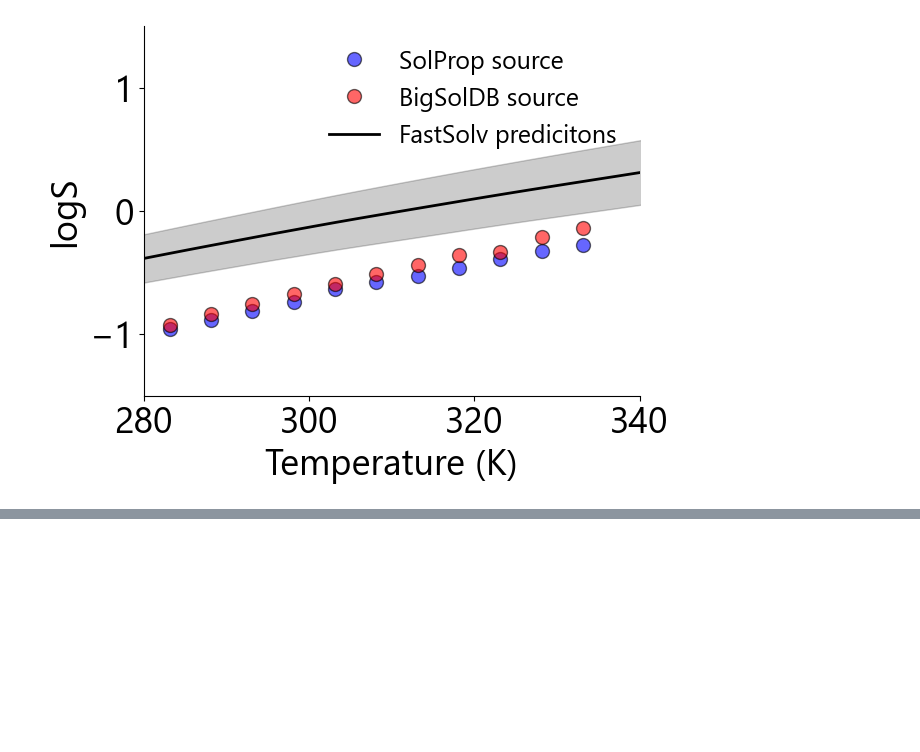
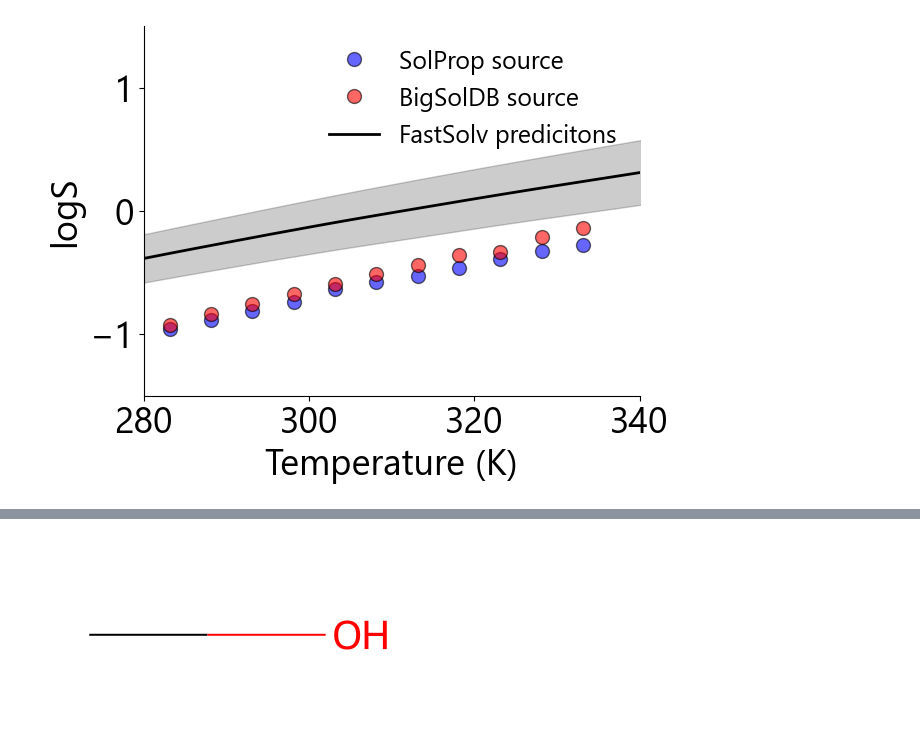
Before and after one commit to JacksonBurns/fastsolv, a Jupyter notebook: paper/analysis/experimental_variability.ipynb, the cells around one changed output, grey strips where cells are left out. Cells and saved outputs as stored; diff of their text form; code cells hidden in the pictures; blank space fills up the shorter version.

```diff
--- a/paper/analysis/experimental_variability.ipynb
+++ b/paper/analysis/experimental_variability.ipynb
@@ -251,0 +365,7 @@ ax1.spines[['right', 'top']].set_visible(False)
+# %%
+solvent = 'CO'
+
+img = Draw.MolToImage(Chem.MolFromSmiles(solvent), size=(400, 200))
+img
+# %% [output]
+[figure, added]
```
Also changed, not shown: parts of 5 cells of this notebook.
